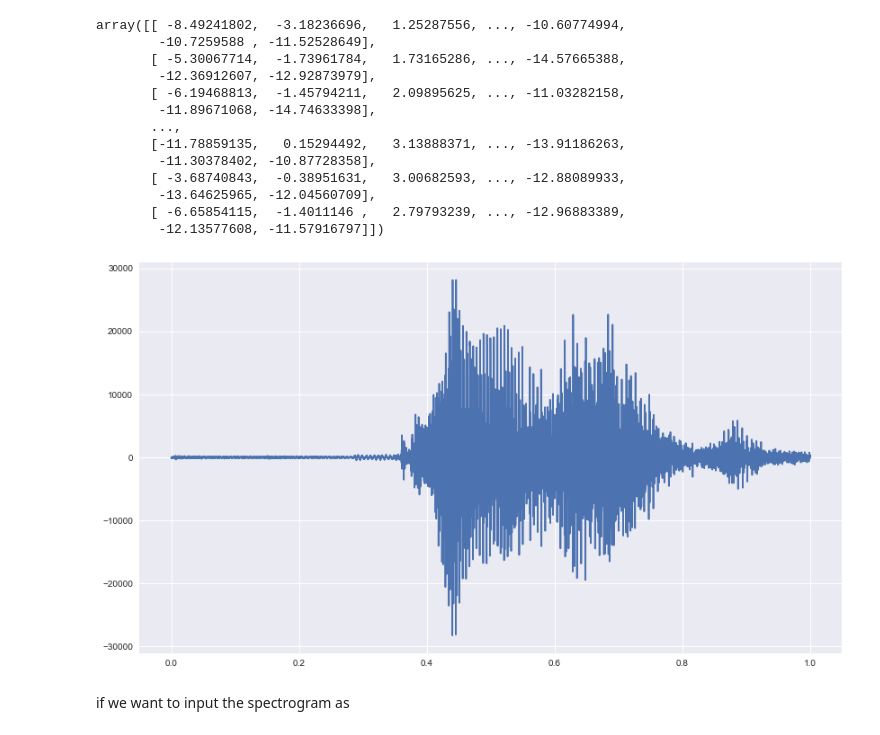
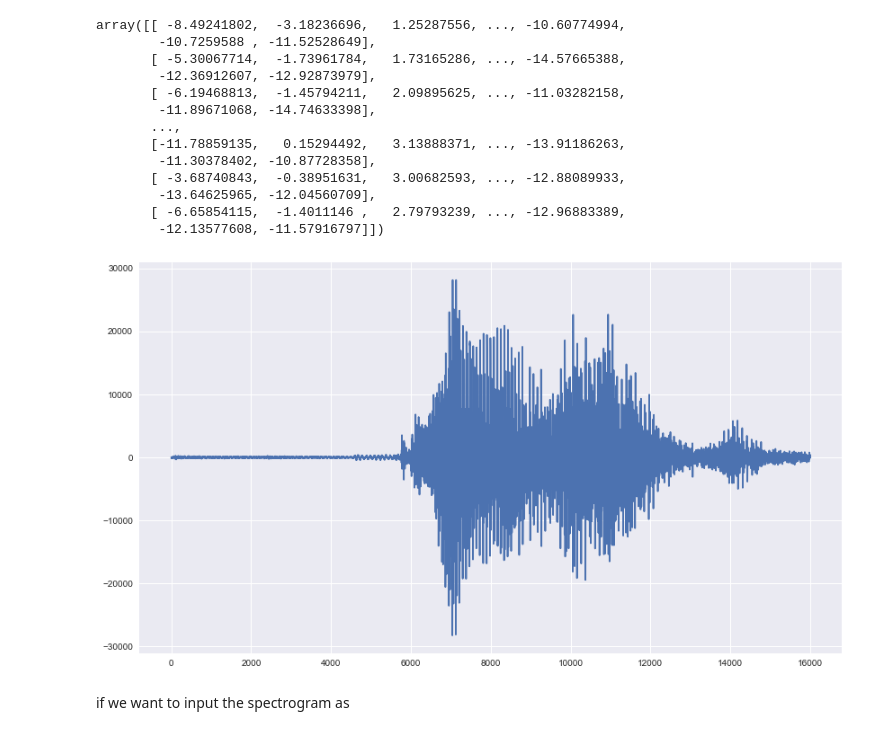
Before and after one commit to yushinliu/kaggle_competition-other_projects, a Jupyter notebook: Kaggle/voice_detection/tensorflow_voice_detection.ipynb, the cells around one changed output. Cells and saved outputs as stored; diff of their text form; code cells hidden in the pictures.

```diff
--- a/Kaggle/voice_detection/tensorflow_voice_detection.ipynb
+++ b/Kaggle/voice_detection/tensorflow_voice_detection.ipynb
@@ -77,10 +100,10 @@ array([[ -8.49241802,  -3.18236696,   1.25287556, ..., -10.60774994,
         -12.13577608, -11.57916797]])
 # %%
 plt.figure(figsize=(14,8))
-plt.plot(np.linspace(0, sample_rate/len(samples), sample_rate), samples)
+plt.plot(np.linspace(0, len(samples), len(samples)), samples)
 plt.show()
 # %% [output]
-[figure, old version]
+[figure, new version]
 # %% [markdown]
  if we want to input the spectrogram as
 # %% [markdown]
```
Also changed, not shown: parts of 4 cells of this notebook, 2 other files.
